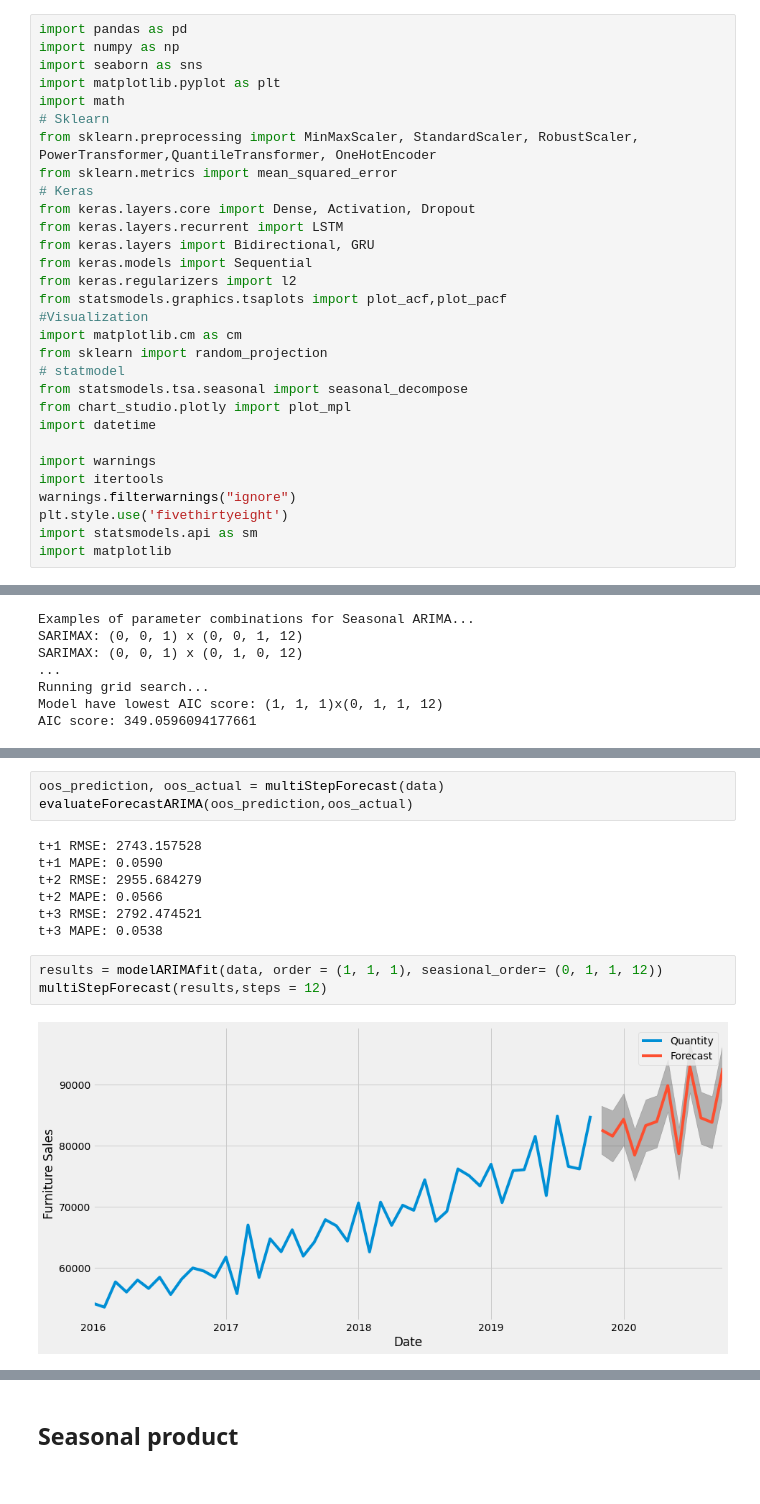
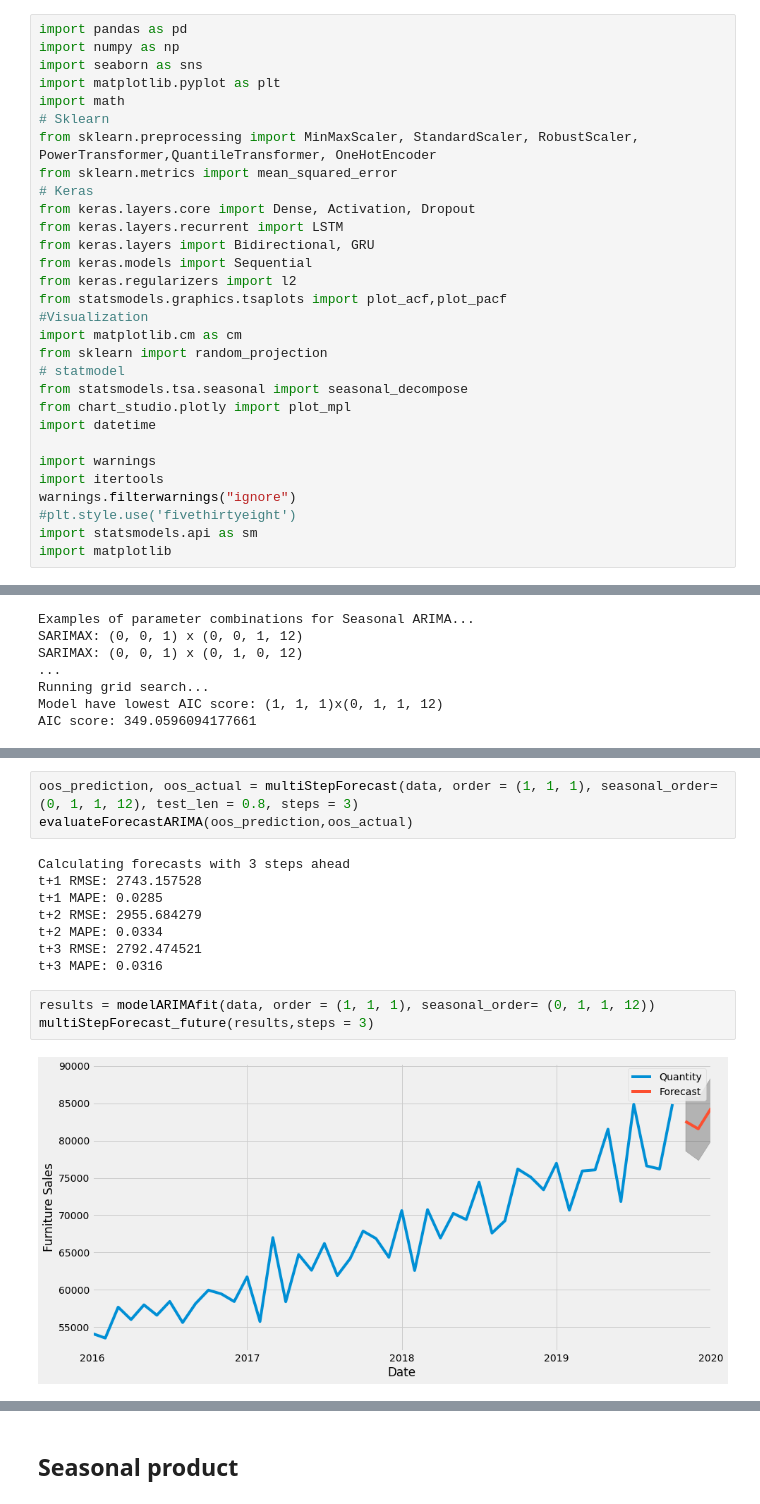
Before and after one commit to LorenzoPigozzi/Business_Cases, a Jupyter notebook: Case 5/phuc_temp/BC5_Forecasting_ARIMA.ipynb, the cells around one changed output, grey strips where cells are left out. Drawn from its saved outputs; the diff is of its cells as text.

Commit message:
arima

```diff
--- a/Case 5/phuc_temp/BC5_Forecasting_ARIMA.ipynb
+++ b/Case 5/phuc_temp/BC5_Forecasting_ARIMA.ipynb
@@ -25,7 +25,7 @@ import datetime
 import warnings
 import itertools
 warnings.filterwarnings("ignore")
-plt.style.use('fivethirtyeight')
+#plt.style.use('fivethirtyeight')
 import statsmodels.api as sm
 import matplotlib
 # %%
@@ -437,20 +329,21 @@ rmse, mape = oneStepForecast(results, data)
 RMSE = 2146.52
 MAPE = 0.0203
 # %%
-oos_prediction, oos_actual = multiStepForecast(data)
+oos_prediction, oos_actual = multiStepForecast(data, order = (1, 1, 1), seasonal_order= (0, 1, 1, 12), test_len = 0.8, steps = 3)
 evaluateForecastARIMA(oos_prediction,oos_actual)
 # %% [output]
+Calculating forecasts with 3 steps ahead
 t+1 RMSE: 2743.157528
-t+1 MAPE: 0.0590
+t+1 MAPE: 0.0285
 t+2 RMSE: 2955.684279
-t+2 MAPE: 0.0566
+t+2 MAPE: 0.0334
 t+3 RMSE: 2792.474521
-t+3 MAPE: 0.0538
+t+3 MAPE: 0.0316
 # %%
-results = modelARIMAfit(data, order = (1, 1, 1), seasional_order= (0, 1, 1, 12))
-multiStepForecast(results,steps = 12)
+results = modelARIMAfit(data, order = (1, 1, 1), seasonal_order= (0, 1, 1, 12))
+multiStepForecast_future(results,steps = 3)
 # %% [output]
-[figure, old version]
+[figure, new version]
 2019-11-01    82575.131618
 2019-12-01    81571.351508
 2020-01-01    84324.861803
```
Also changed, not shown: parts of 26 cells of this notebook, 1 other file.
